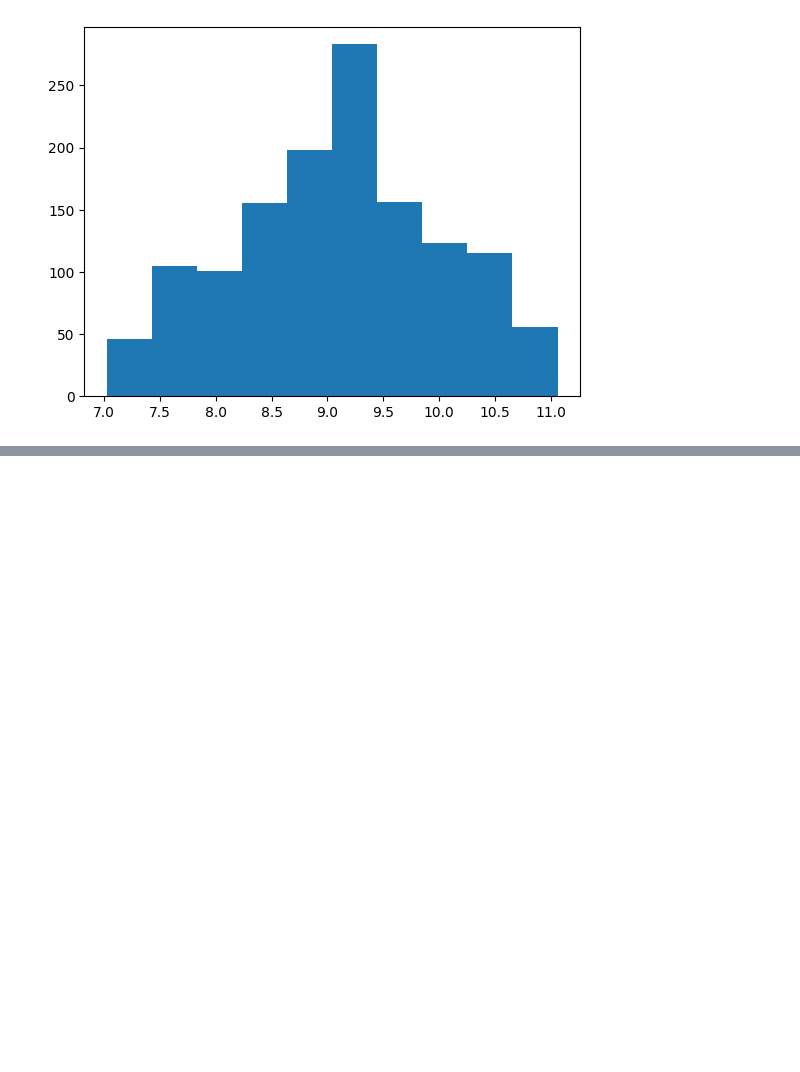
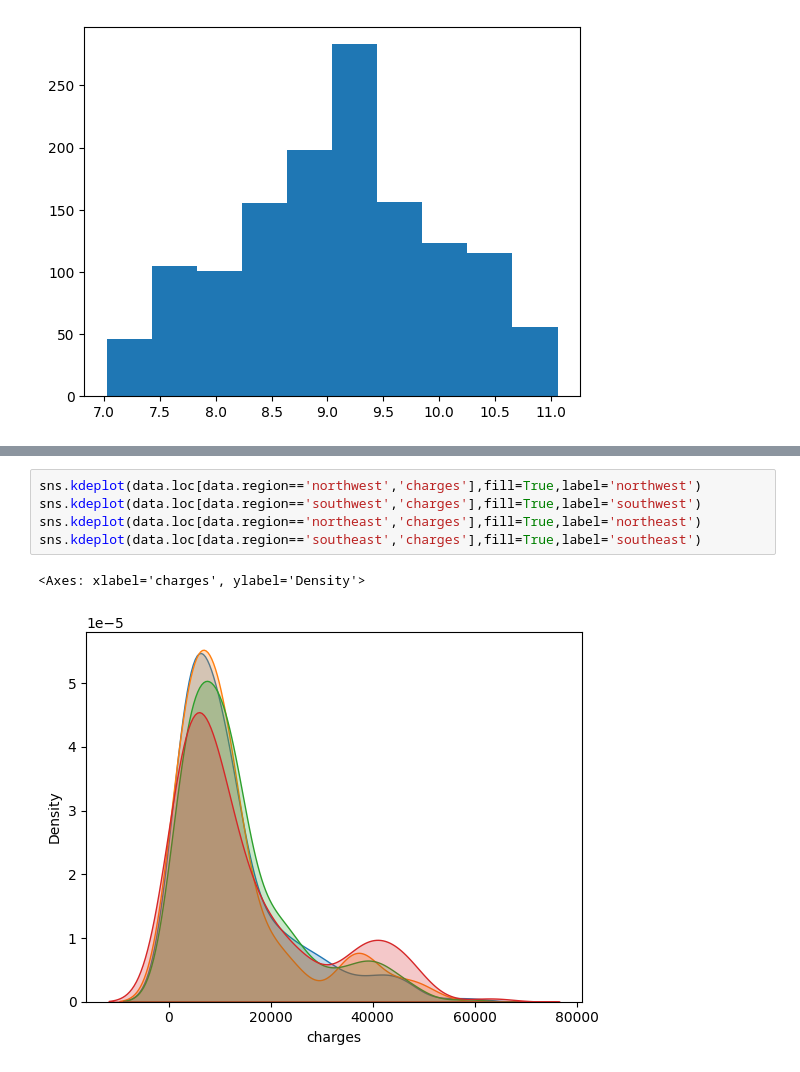
Before and after one commit to wang-lixiang/NLP, a Jupyter notebook: 保险花销预测进阶.ipynb, the cells around one changed output, grey strips where cells are left out. Saved outputs shown, nothing was run; the diff lists cells and outputs as text; blank space fills up the shorter version.

```diff
--- a/保险花销预测进阶.ipynb
+++ b/保险花销预测进阶.ipynb
@@ -31,0 +39,8 @@ plt.hist(np.log(data['charges']))
+# %%
+sns.kdeplot(data.loc[data.region=='northwest','charges'],fill=True,label='northwest')
+sns.kdeplot(data.loc[data.region=='southwest','charges'],fill=True,label='southwest')
+sns.kdeplot(data.loc[data.region=='northeast','charges'],fill=True,label='northeast')
+sns.kdeplot(data.loc[data.region=='southeast','charges'],fill=True,label='southeast')
+# %% [output]
+<Axes: xlabel='charges', ylabel='Density'>
+[figure, added]
```
Also changed, not shown: parts of 17 cells of this notebook, 1 other file.
